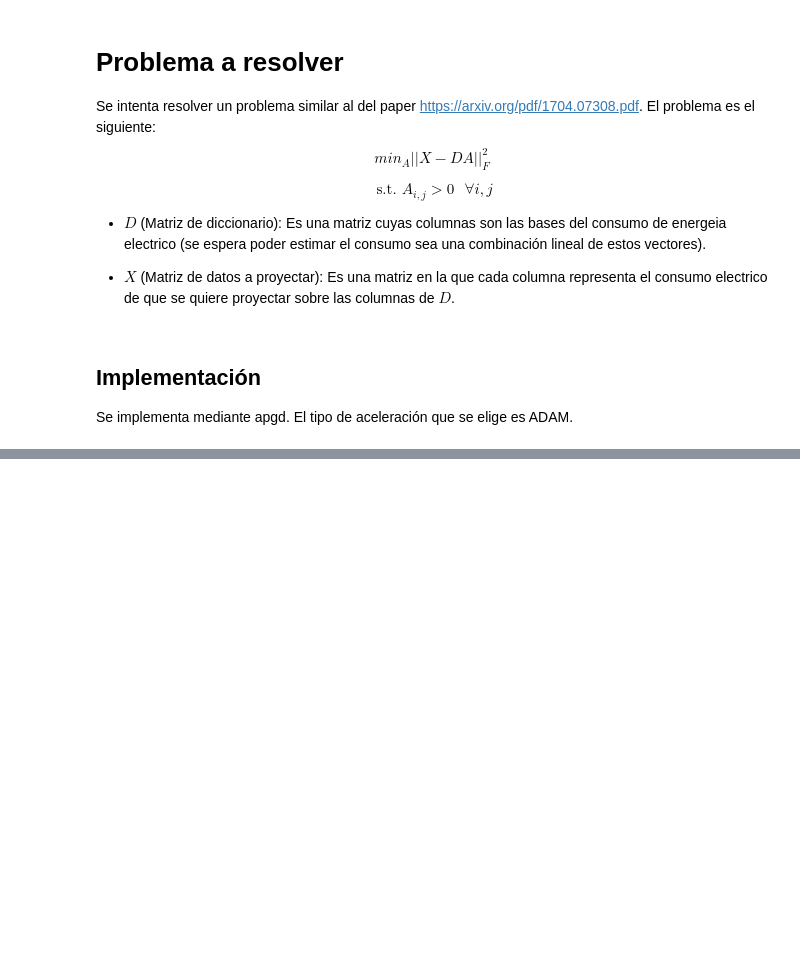
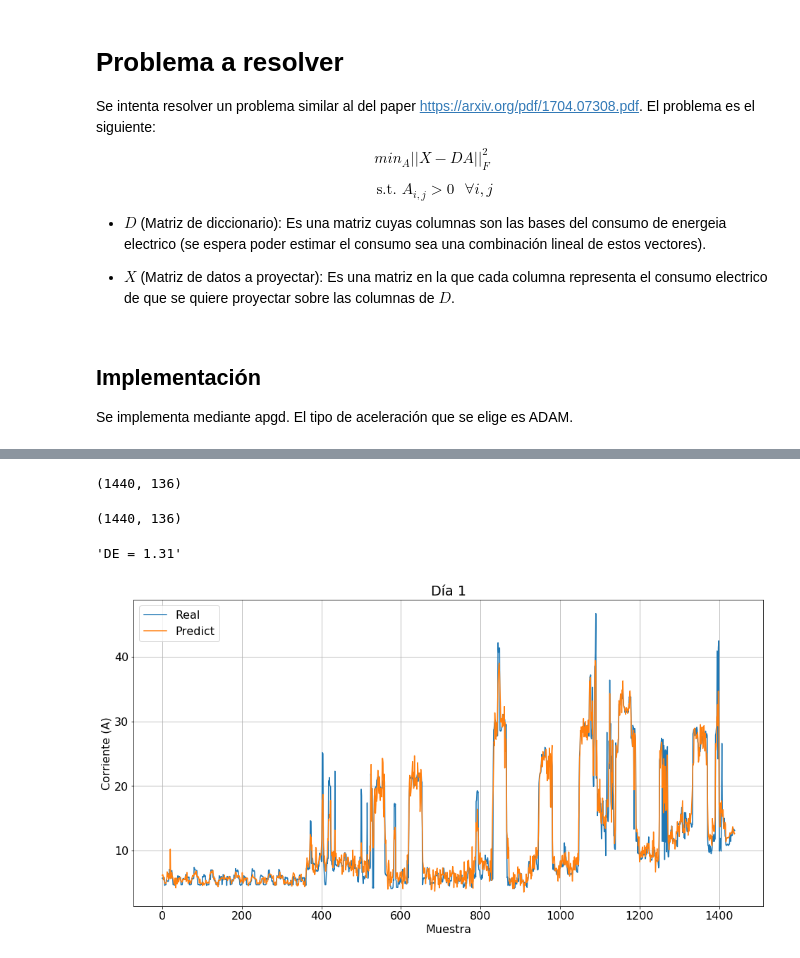
Before and after one commit to camilomarino/Obligatorios_TAO_2020, a Jupyter notebook: ProyectoFinal/AMPD_with_pandas.ipynb, the cells around one changed output, grey strips where cells are left out. Saved outputs shown, nothing was run; the diff lists cells and outputs as text; code cells hidden in the pictures; blank space fills up the shorter version.

```diff
--- a/ProyectoFinal/AMPD_with_pandas.ipynb
+++ b/ProyectoFinal/AMPD_with_pandas.ipynb
@@ -294,0 +185,9 @@ A = np.array(A.detach().cpu())
+# %%
+X.shape
+# %% [output]
+(1440, 136)
+# %%
+X_pred = D @ A_simple
+X_pred.shape
+# %% [output]
+(1440, 136)
@@ -294,0 +199,20 @@ A = np.array(A.detach().cpu())
+# %%
+f'DE = {DE(X, X_pred):.2f}'
+# %% [output]
+'DE = 1.31'
+# %%
+rcParams['font.style'] = 'normal'
+rcParams['font.size'] = 16
+rcParams['font.weight'] = 'normal'
+dia_ejemplo = 1
+plt.figure(figsize=(16, 8))
+plt.plot(X[:, dia_ejemplo], label='Real')
+plt.plot(X_pred[:, dia_ejemplo], label='Predict')
+plt.legend()
+plt.xlabel('Muestra')
+plt.ylabel('Corriente (A)')
+plt.grid(True)
+plt.title(f'Día {dia_ejemplo}')
+plt.savefig('images/plot_agregado_sin_regularizacion.png')
+# %% [output]
+[figure, added]
```
Also changed, not shown: parts of 27 cells of this notebook, 8 other files.
